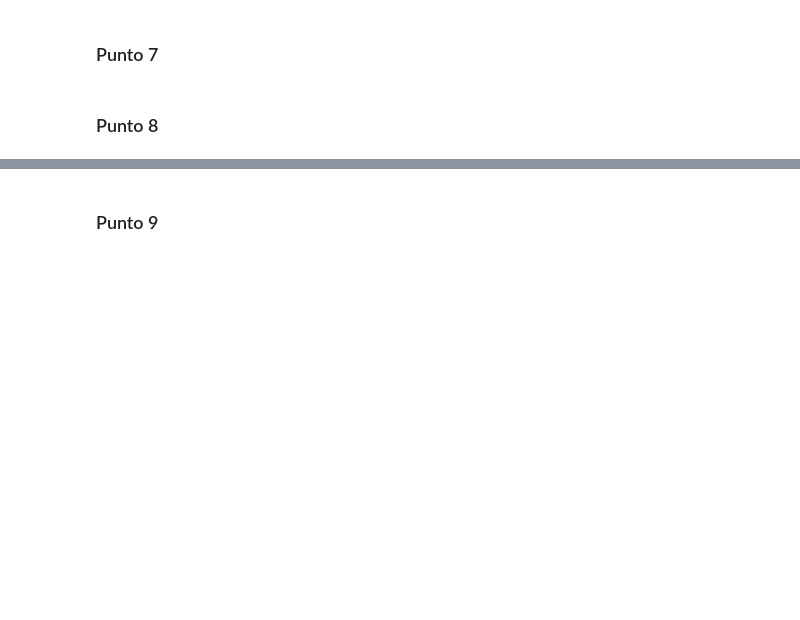
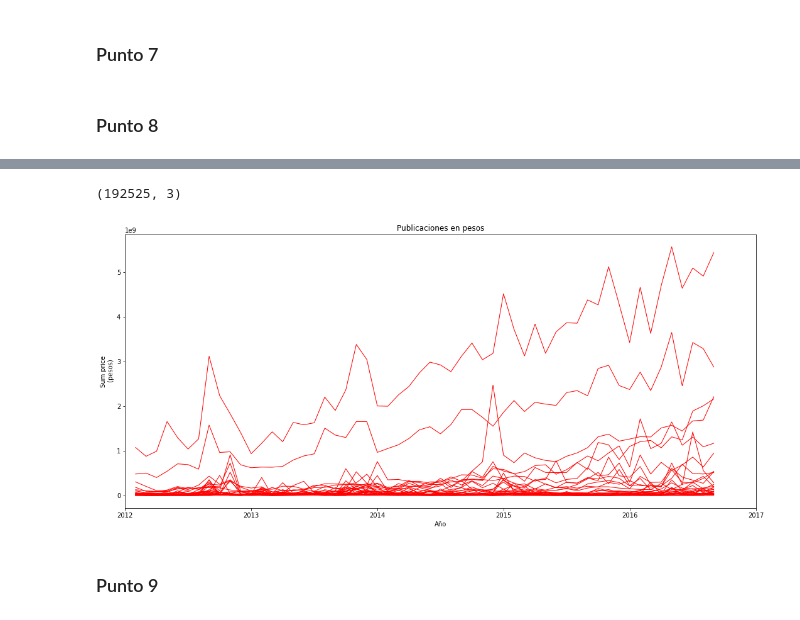
Before and after one commit to nbuzzano/7506-zonaprop, a Jupyter notebook: zonaprop-data-analysis.ipynb, the cells around one changed output, grey strips where cells are left out. Saved outputs shown, nothing was run; the diff lists cells and outputs as text; code cells hidden in the pictures; blank space fills up the shorter version.

```diff
--- a/zonaprop-data-analysis.ipynb
+++ b/zonaprop-data-analysis.ipynb
@@ -915,3 +919,15 @@ plt.show()
 # HACER EL PLOT DE ARRIBA PERO QUE SE PUEDAN VER TODAS LAS OTRAS PROVINCIAS TAMBIEN !!!!!
 #
 #
+# %%
+df8 = df.copy()
+
+df8 = df8[['precio','fecha', 'provincia']]
+df8.dropna(inplace= True)
+df8['fecha'] = df8['fecha'].apply(func = (lambda x :(datetime.strptime(x, '%Y-%m-%d %H:%M:%S'))))
+aux = df8.fecha.apply(lambda x: x.month < 9 if x.year == 2016 else True)
+df8 = df8[aux]
+# %%
+df8.shape
+# %% [output]
+(192525, 3)
@@ -918,3 +938,18 @@ plt.show()
+# %%
+#plt.
+df_by_months = df8['fecha'].apply(func = (lambda t : (t.year-2012)*12+t.month))
+
+for prov in df8.provincia.unique():
+        df8.loc[df8.provincia == prov].groupby(df_by_months).precio.sum().plot(c='r',linewidth =1, figsize = [18,8])
+
+plt.title('Publicaciones en pesos')
+plt.xticks(np.arange(0,61,12),np.arange(2012,2018,1))
+plt.xlabel('Año')
+plt.ylabel('Sum price\n (pesos)')
+
+plt.show()
+# %% [output]
+[figure, added]
 # %% [markdown]
 ### Punto 9
 # %%
```
Also changed, not shown: parts of 4 cells of this notebook.
